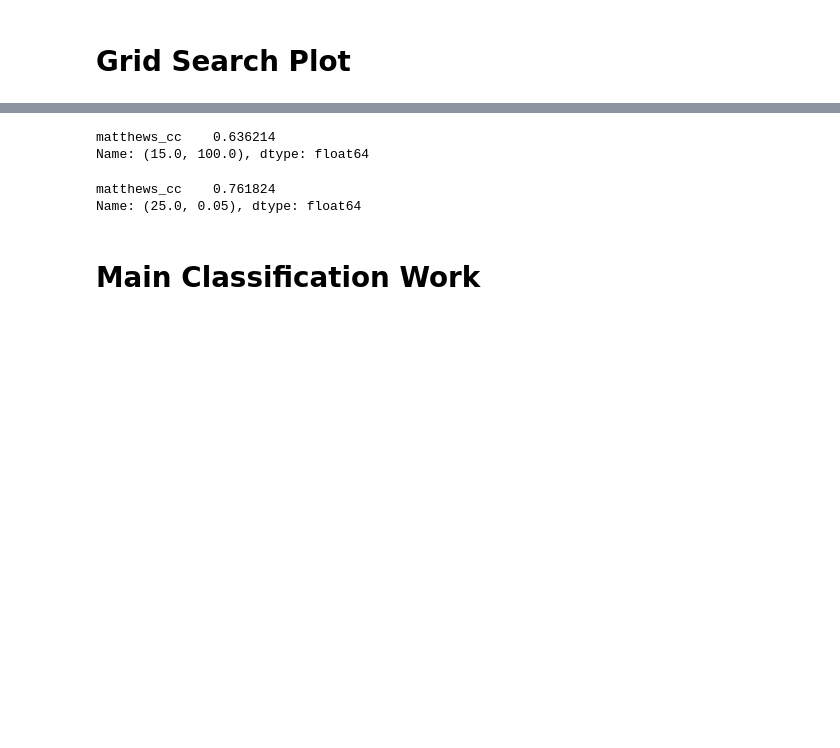
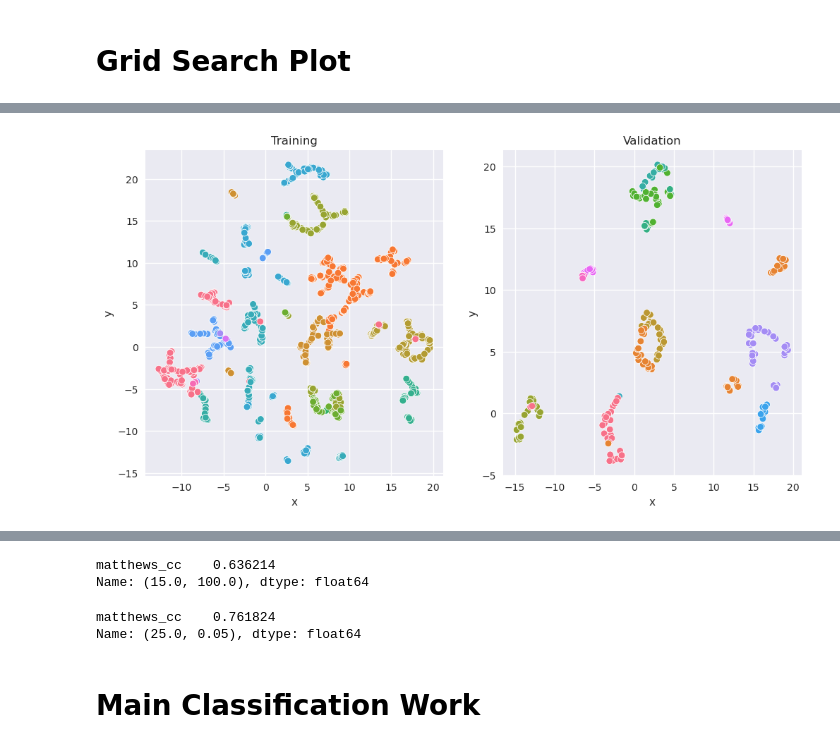
Before and after one commit to blab/cartography, a Jupyter notebook: notebooks/2020-07-28-cross-validation-outline.ipynb, the cells around one changed output, grey strips where cells are left out. Cells and saved outputs as stored; diff of their text form; code cells hidden in the pictures; blank space fills up the shorter version.

```diff
--- a/notebooks/2020-07-28-cross-validation-outline.ipynb
+++ b/notebooks/2020-07-28-cross-validation-outline.ipynb
@@ -253,6 +253,21 @@ for k, (training_index, validation_index) in enumerate(folds):
                 validation_index
             )
 
+            if(list_of_embedding_strings[i] =="UMAP" and method_dict["n_neighbors"] == 5 and k==0):
+                training_embedding_df = pd.DataFrame(training_embedding, columns=["x", "y"])
+                training_embedding_df["clade"] = clade_annotations.loc[training_index, "clade"].values
+
+                validation_embedding_df = pd.DataFrame(validation_embedding, columns=["x", "y"])
+                validation_embedding_df["clade"] = clade_annotations.loc[validation_index, "clade"].values
+
+            if(k==0):
+                print("here")
+                training_embedding_df_1 = pd.DataFrame(training_embedding, columns=["x", "y"])
+                training_embedding_df_1["clade"] = clade_annotations.loc[training_index, "clade"].values
+
+                validation_embedding_df_1 = pd.DataFrame(validation_embedding, columns=["x", "y"])
+                validation_embedding_df_1["clade"] = clade_annotations.loc[validation_index, "clade"].values
+
             confusion_matrix_val = confusion_matrix(classifier.predict(validation_embedding_distances), validation_clade_status_for_pairs)
             matthews_cc_val = matthews_corrcoef(classifier.predict(validation_embedding_distances), validation_clade_status_for_pairs)
 
@@ -382,0 +452,18 @@ Text(0, 0.5, 'MCC')
+# %%
+training_embedding_df = pd.DataFrame(training_embedding, columns=["x", "y"])
+training_embedding_df["clade"] = clade_annotations.loc[training_index, "clade"].values
+
+validation_embedding_df = pd.DataFrame(validation_embedding, columns=["x", "y"])
+validation_embedding_df["clade"] = clade_annotations.loc[validation_index, "clade"].values
+# %%
+fig, axes = plt.subplots(1, 2, figsize=(12, 6))
+
+sns.scatterplot("x", "y", hue="clade", data=training_embedding_df, legend=False, ax=axes[0])
+axes[0].set_title("Training")
+
+sns.scatterplot("x", "y", hue="clade", data=validation_embedding_df, legend=False, ax=axes[1])
+axes[1].set_title("Validation")
+
+sns.despine()
+# %% [output]
+[figure, added]
```
Also changed, not shown: parts of 7 cells of this notebook, 22 other files.
